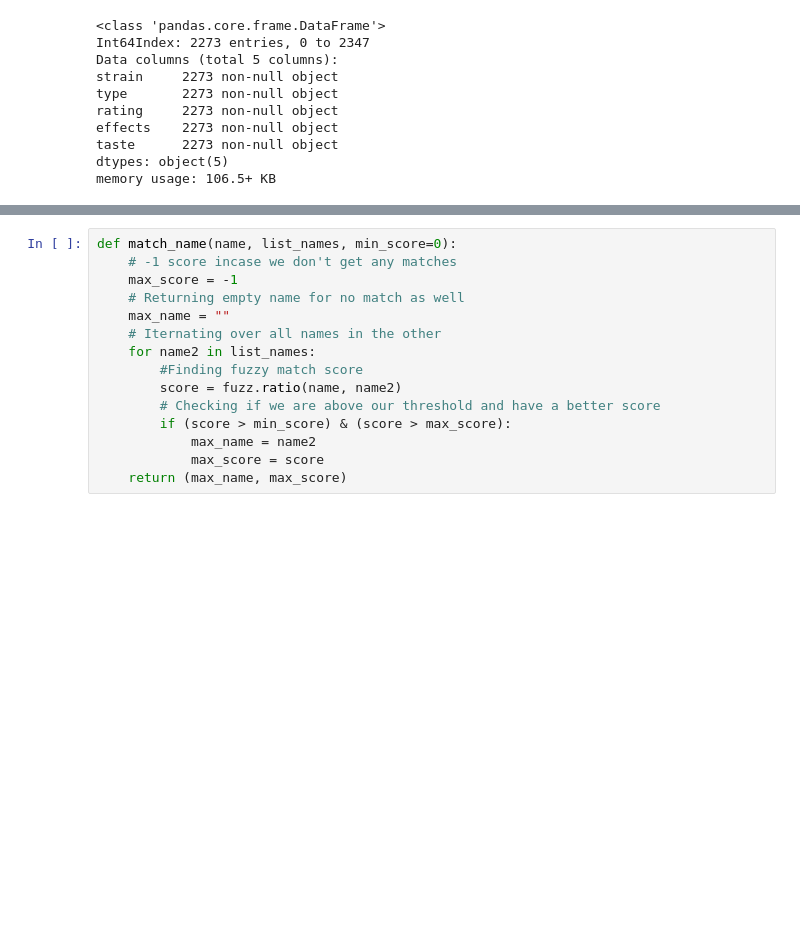
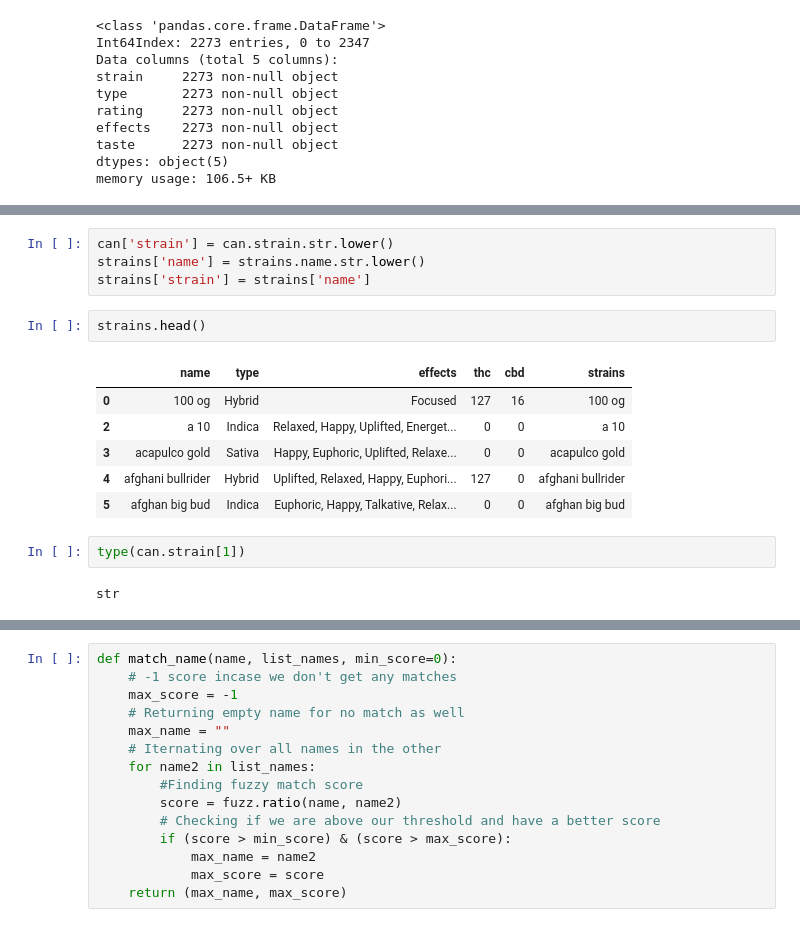
Before and after one commit to stephkendall/Cannabis-Predictions, a Jupyter notebook: Joining DFs.ipynb, the cells around one changed output, grey strips where cells are left out. Saved outputs shown, nothing was run; the diff lists cells and outputs as text; blank space fills up the shorter version.

```diff
--- a/Joining DFs.ipynb
+++ b/Joining DFs.ipynb
@@ -142,0 +178,17 @@ can['strain'] = can['strain'].str.replace('-',' ')
+# %%
+can['strain'] = can.strain.str.lower()
+strains['name'] = strains.name.str.lower()
+strains['strain'] = strains['name']
+# %%
+strains.head()
+# %% [output]
+|  | name | type | effects | thc | cbd | strains |
+| 0 | 100 og | Hybrid | Focused | 127 | 16 | 100 og |
+| 2 | a 10 | Indica | Relaxed, Happy, Uplifted, Energet... | 0 | 0 | a 10 |
+| 3 | acapulco gold | Sativa | Happy, Euphoric, Uplifted, Relaxe... | 0 | 0 | acapulco gold |
+| 4 | afghani bullrider | Hybrid | Uplifted, Relaxed, Happy, Euphori... | 127 | 0 | afghani bullrider |
+| 5 | afghan big bud | Indica | Euphoric, Happy, Talkative, Relax... | 0 | 0 | afghan big bud |
+# %%
+type(can.strain[1])
+# %% [output]
+str
```
Also changed, not shown: parts of 20 cells of this notebook, 4 other files.
